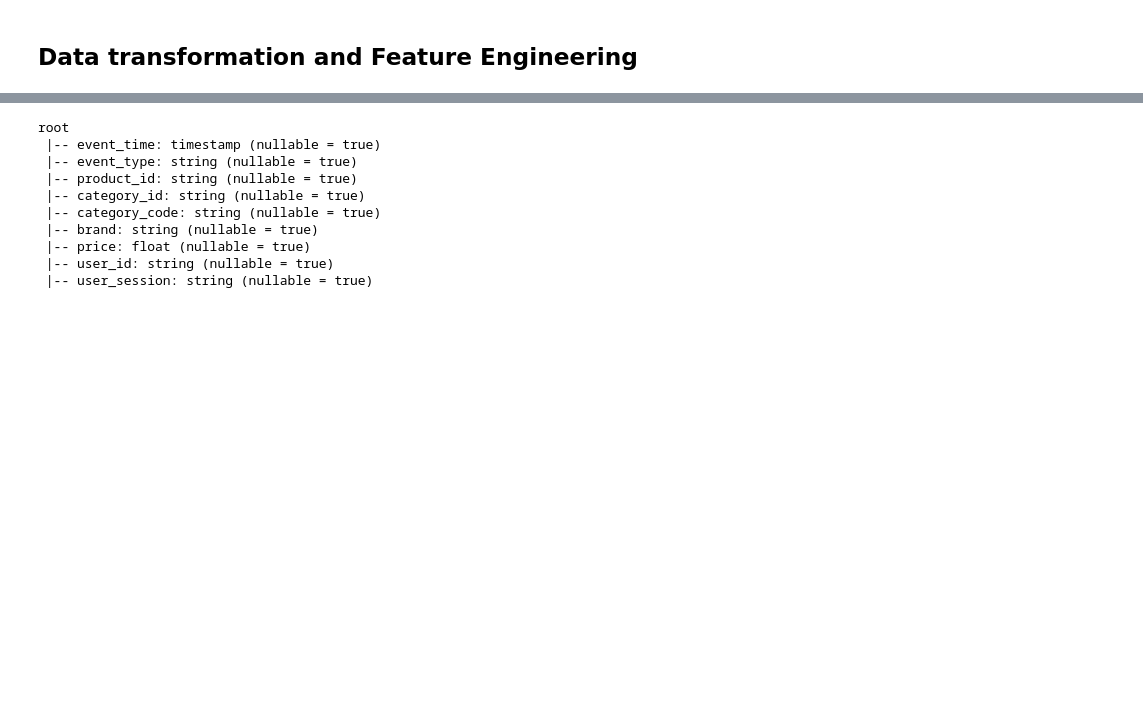
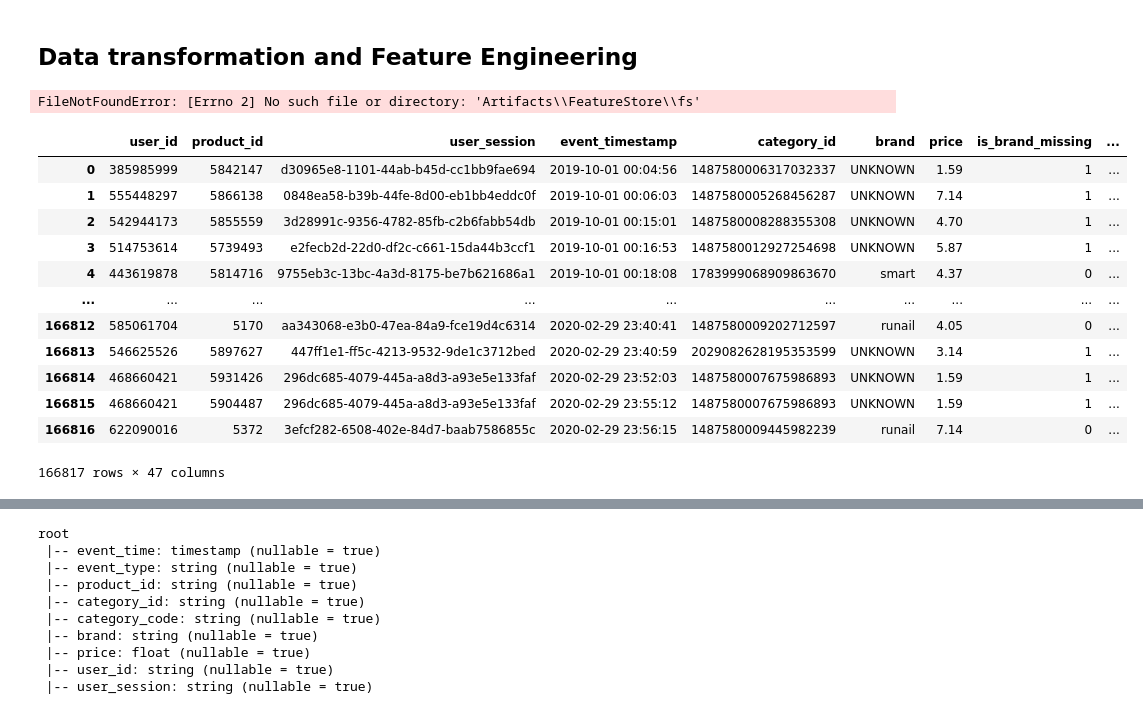
Before and after one commit to GIDDY269/Product_recommendation_system, a Jupyter notebook: notebooks/trial_03_DataTransformation.ipynb, the cells around one changed output, grey strips where cells are left out. Saved outputs shown, nothing was run; the diff lists cells and outputs as text; code cells hidden in the pictures; blank space fills up the shorter version.

```diff
--- a/notebooks/trial_03_DataTransformation.ipynb
+++ b/notebooks/trial_03_DataTransformation.ipynb
@@ -31,0 +38,21 @@ from pyspark.ml.clustering import KMeans
+# %%
+fs =pd.read_parquet('Artifacts\FeatureStore\\fs')
+fs
+# %% [output]
+FileNotFoundError: [Errno 2] No such file or directory: 'Artifacts\\FeatureStore\\fs'
+# %%
+oct = pd.read_parquet('Artifacts\FeatureStore\\train_data')
+# %% [output]
+|  | user_id | product_id | user_session | event_timestamp | category_id | brand | price | is_brand_missing | ... |
+| 0 | 385985999 | 5842147 | d30965e8-1101-44ab-b45d-cc1bb9fae694 | 2019-10-01 00:04:56 | 1487580006317032337 | UNKNOWN | 1.59 | 1 | ... |
+| 1 | 555448297 | 5866138 | 0848ea58-b39b-44fe-8d00-eb1bb4eddc0f | 2019-10-01 00:06:03 | 1487580005268456287 | UNKNOWN | 7.14 | 1 | ... |
+| 2 | 542944173 | 5855559 | 3d28991c-9356-4782-85fb-c2b6fabb54db | 2019-10-01 00:15:01 | 1487580008288355308 | UNKNOWN | 4.70 | 1 | ... |
+| 3 | 514753614 | 5739493 | e2fecb2d-22d0-df2c-c661-15da44b3ccf1 | 2019-10-01 00:16:53 | 1487580012927254698 | UNKNOWN | 5.87 | 1 | ... |
+| 4 | 443619878 | 5814716 | 9755eb3c-13bc-4a3d-8175-be7b621686a1 | 2019-10-01 00:18:08 | 1783999068909863670 | smart | 4.37 | 0 | ... |
+| ... | ... | ... | ... | ... | ... | ... | ... | ... | ... |
+| 166812 | 585061704 | 5170 | aa343068-e3b0-47ea-84a9-fce19d4c6314 | 2020-02-29 23:40:41 | 1487580009202712597 | runail | 4.05 | 0 | ... |
+| 166813 | 546625526 | 5897627 | 447ff1e1-ff5c-4213-9532-9de1c3712bed | 2020-02-29 23:40:59 | 2029082628195353599 | UNKNOWN | 3.14 | 1 | ... |
+| 166814 | 468660421 | 5931426 | 296dc685-4079-445a-a8d3-a93e5e133faf | 2020-02-29 23:52:03 | 1487580007675986893 | UNKNOWN | 1.59 | 1 | ... |
+| 166815 | 468660421 | 5904487 | 296dc685-4079-445a-a8d3-a93e5e133faf | 2020-02-29 23:55:12 | 1487580007675986893 | UNKNOWN | 1.59 | 1 | ... |
+| 166816 | 622090016 | 5372 | 3efcf282-6508-402e-84d7-baab7586855c | 2020-02-29 23:56:15 | 1487580009445982239 | runail | 7.14 | 0 | ... |
+166817 rows × 47 columns
```
Also changed, not shown: parts of 12 cells of this notebook, 12 other files.
